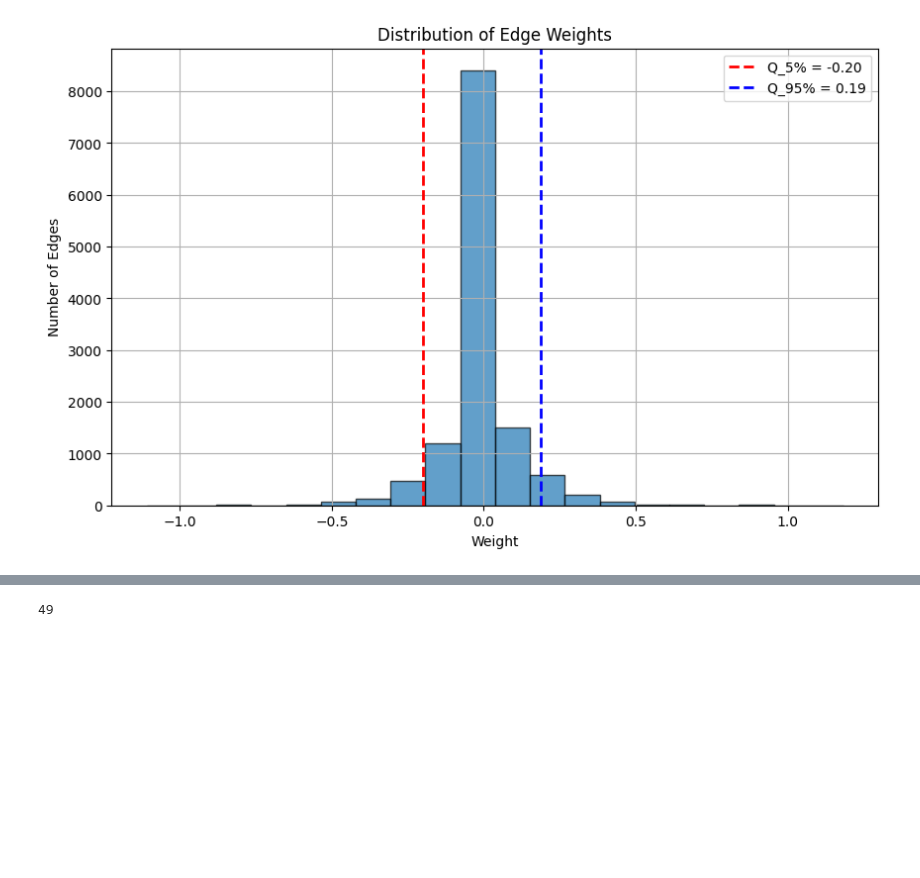
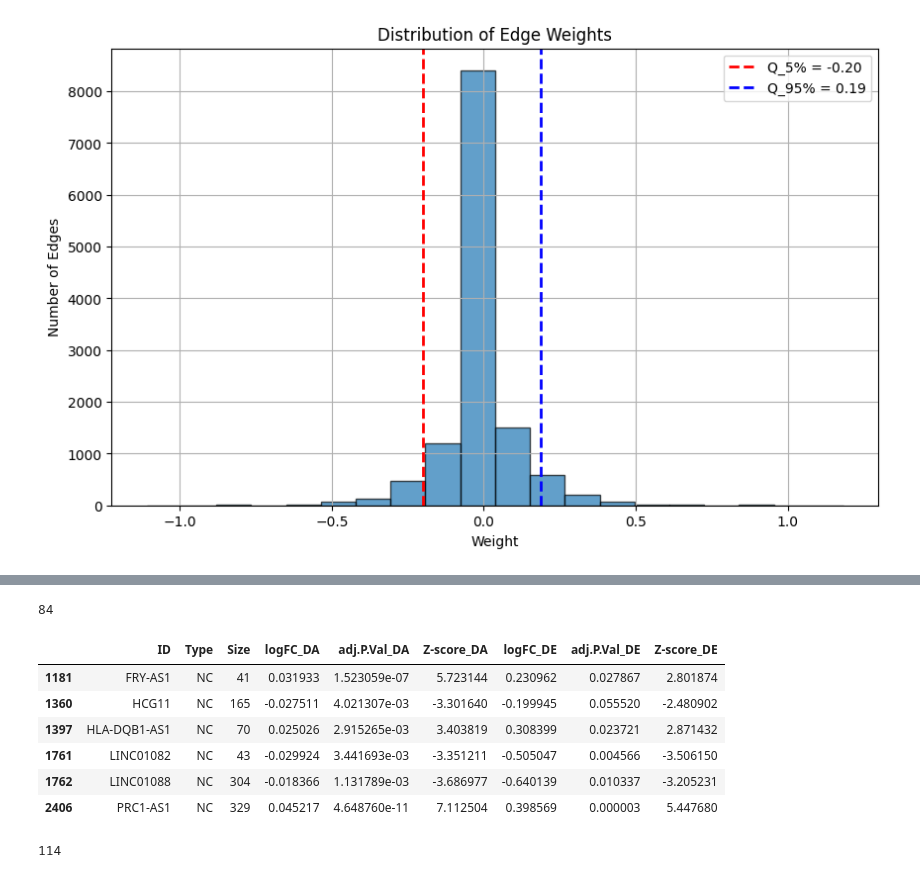
Before and after one commit to BiodataAnalysisGroup/lncAPNet, a Jupyter notebook: Pilot_2_Prostate/notebooks/Post-hoc_Analysis/Networks.ipynb, the cells around one changed output, grey strips where cells are left out. Drawn from its saved outputs; the diff is of its cells as text; code cells hidden in the pictures; blank space fills up the shorter version.

```diff
--- a/Pilot_2_Prostate/notebooks/Post-hoc_Analysis/Networks.ipynb
+++ b/Pilot_2_Prostate/notebooks/Post-hoc_Analysis/Networks.ipynb
@@ -200,27 +195,13 @@ Hidden NCs: 397
 # %%
-shap_validation = pd.read_csv("../../PASNet/Output/GO/feature_importance_table_icgc_validation.csv", index_col=0)
-shap_validation_top20 = shap_validation.sort_values(by="Importance", ascending=False).head(20)
+shap_validation_go = pd.read_csv("../../PASNet/Output/GO/feature_importance_table.csv", index_col=0)
+shap_validation_go_top20 = shap_validation_go.sort_values(by="Importance", ascending=False).head(50)
 
-shap_testing = pd.read_csv("../../PASNet/Output/GO/feature_importance_table_bcmo_testing.csv", index_col=0)
-shap_testing_top20 = shap_testing.sort_values(by="Importance", ascending=False).head(20)
-
-combined_df = pd.concat([shap_validation_top20, shap_testing_top20], axis=0)
-combined_df = combined_df.sort_values(by="Importance", ascending=False)
-combined_df_go = combined_df[~combined_df.index.duplicated(keep='first')]
-
-shap_validation = pd.read_csv("../../PASNet/Output/REST/feature_importance_table_icgc_validation.csv", index_col=0)
-shap_validation_top20 = shap_validation.sort_values(by="Importance", ascending=False).head(20)
-
-shap_testing = pd.read_csv("../../PASNet/Output/REST/feature_importance_table_bcmo_testing.csv", index_col=0)
-shap_testing_top20 = shap_testing.sort_values(by="Importance", ascending=False).head(20)
-
-combined_df = pd.concat([shap_validation_top20, shap_testing_top20], axis=0)
-combined_df = combined_df.sort_values(by="Importance", ascending=False)
-combined_df_rest = combined_df[~combined_df.index.duplicated(keep='first')]
+shap_validation_rest = pd.read_csv("../../PASNet/Output/REST/feature_importance_table.csv", index_col=0)
+shap_validation_rest_top20 = shap_validation_rest.sort_values(by="Importance", ascending=False).head(50)
 # %%
 # Step 1: Get the feature names (index) from both DataFrames
-features_rest = combined_df_rest.index
-features_go = combined_df_go.index
+features_rest = shap_validation_rest_top20.index
+features_go = shap_validation_go_top20.index
 
 # Step 2: Combine the feature names
 combined_features = features_rest.to_list() + features_go.to_list()
@@ -231,7 +212,35 @@ unique_features = pd.Index(combined_features).unique()
 # Optional: Convert to DataFrame if needed
 features_df = pd.DataFrame(unique_features, columns=['Feature'])
 # %%
-res_icgc_filt = res_icgc[res_icgc['ID'].isin(features_df['Feature'])]
-len(res_icgc_filt)
+res_tcga_filt = res_tcga[res_tcga['ID'].isin(features_df['Feature'])]
+len(res_tcga_filt)
 # %% [output]
-49
+84
+# %%
+res_tcga_filt[res_tcga_filt['Type'] == "NC"]
+# %% [output]
+|  | ID | Type | Size | logFC_DA | adj.P.Val_DA | Z-score_DA | logFC_DE | adj.P.Val_DE | Z-score_DE |
+| 1181 | FRY-AS1 | NC | 41 | 0.031933 | 1.523059e-07 | 5.723144 | 0.230962 | 0.027867 | 2.801874 |
+| 1360 | HCG11 | NC | 165 | -0.027511 | 4.021307e-03 | -3.301640 | -0.199945 | 0.055520 | -2.480902 |
+| 1397 | HLA-DQB1-AS1 | NC | 70 | 0.025026 | 2.915265e-03 | 3.403819 | 0.308399 | 0.023721 | 2.871432 |
+| 1761 | LINC01082 | NC | 43 | -0.029924 | 3.441693e-03 | -3.351211 | -0.505047 | 0.004566 | -3.506150 |
+| 1762 | LINC01088 | NC | 304 | -0.018366 | 1.131789e-03 | -3.686977 | -0.640139 | 0.010337 | -3.205231 |
+| 2406 | PRC1-AS1 | NC | 329 | 0.045217 | 4.648760e-11 | 7.112504 | 0.398569 | 0.000003 | 5.447680 |
+# %%
+weights = df['source'].unique()
+weights_df = pd.DataFrame({
+    'ID': weights,
+    'Type': "Pathway",
+    'Size': np.nan,
+    'logFC_DA': np.nan,
+    'adj.P.Val_DA': np.nan,
+    'Z-score_DA' : np.nan,
+    'logFC_DE': np.nan,
+    'adj.P.Val_DE': np.nan,
+    'Z-score_DE': np.nan
+})
+
+node_combined = pd.concat([res_tcga_filt, weights_df], ignore_index=True)
+len(node_combined)
+# %% [output]
+114
```
Also changed, not shown: parts of 11 cells of this notebook, 3 other files.
